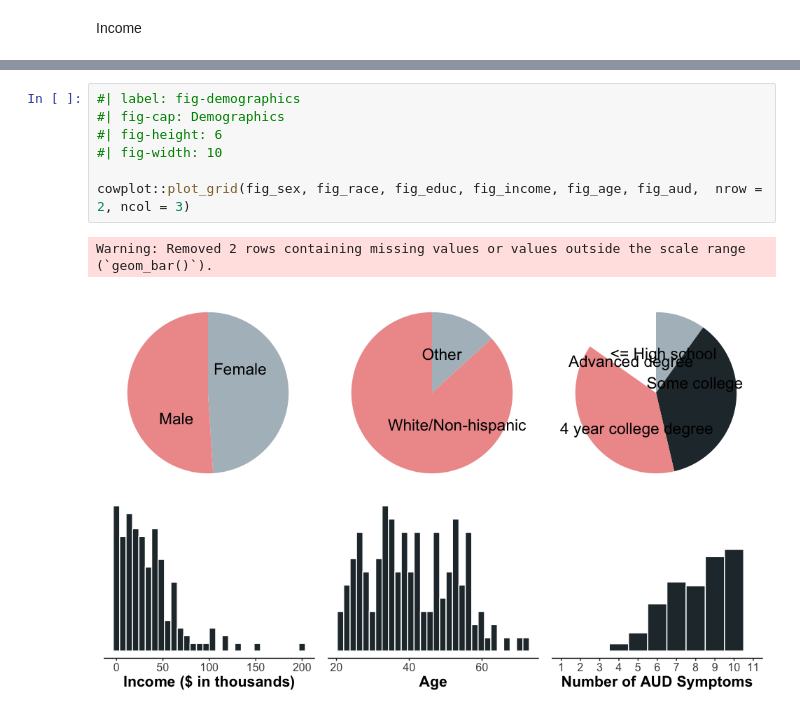
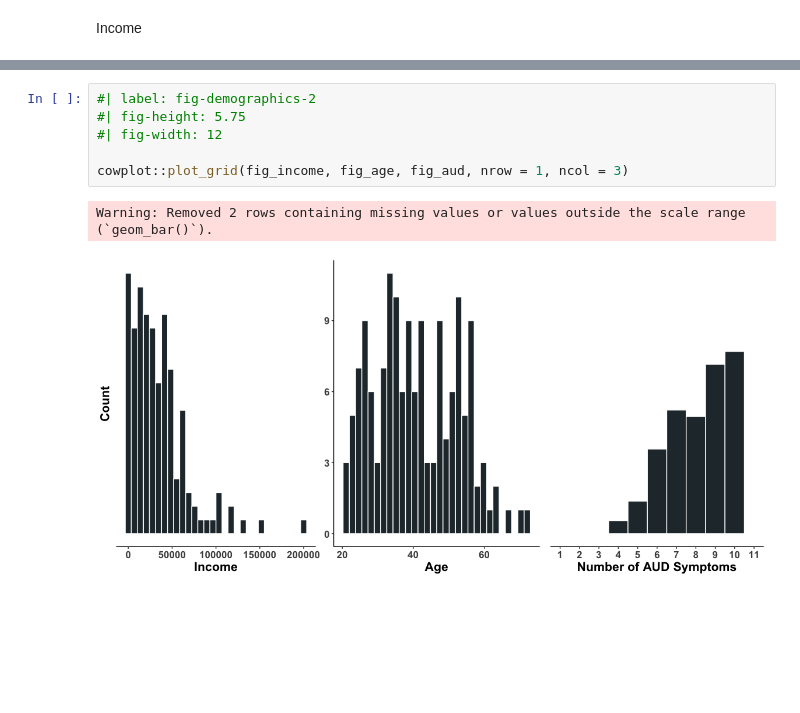
Before and after one commit to KendraPaquette/presentations, a Jupyter notebook: _presentations/.quarto/notebooks/ema_demographics.embed.ipynb, the cells around one changed output, grey strips where cells are left out. Drawn from its saved outputs; the diff is of its cells as text; blank space fills up the shorter version.

```diff
--- a/_presentations/.quarto/notebooks/ema_demographics.embed.ipynb
+++ b/_presentations/.quarto/notebooks/ema_demographics.embed.ipynb
@@ -175,11 +137,10 @@ Combined all six demographics plots into one figure
 # %%
-#| label: fig-demographics
-#| fig-cap: Demographics
-#| fig-height: 6
-#| fig-width: 10
+#| label: fig-demographics-2
+#| fig-height: 5.75
+#| fig-width: 12
 
-cowplot::plot_grid(fig_sex, fig_race, fig_educ, fig_income, fig_age, fig_aud,  nrow = 2, ncol = 3)
+cowplot::plot_grid(fig_income, fig_age, fig_aud, nrow = 1, ncol = 3)
 # %% [output]
 Warning: Removed 2 rows containing missing values or values outside the scale range
 (`geom_bar()`).
-[figure, old version]
+[figure, new version]
```
Also changed, not shown: parts of 12 cells of this notebook, 6 other files.
